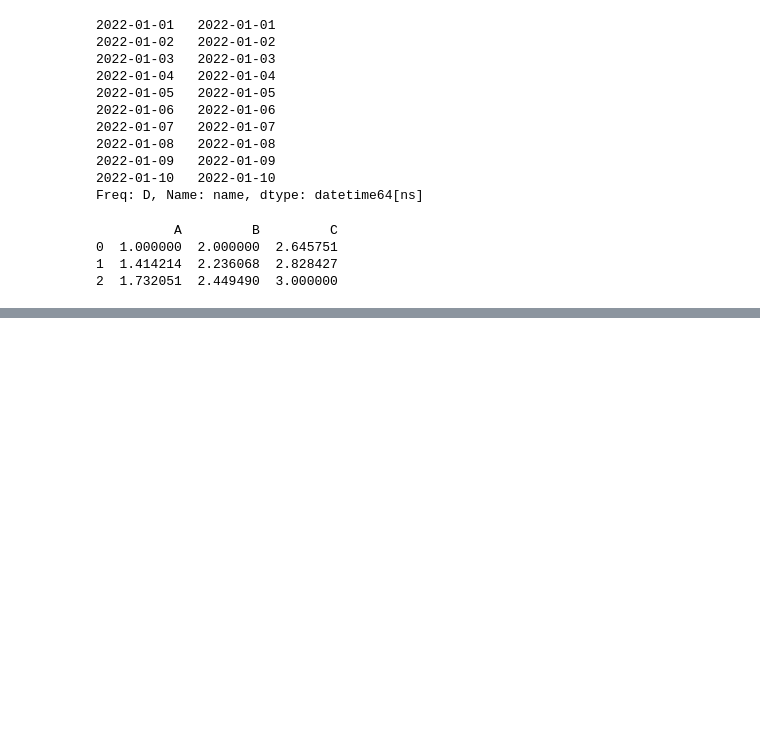
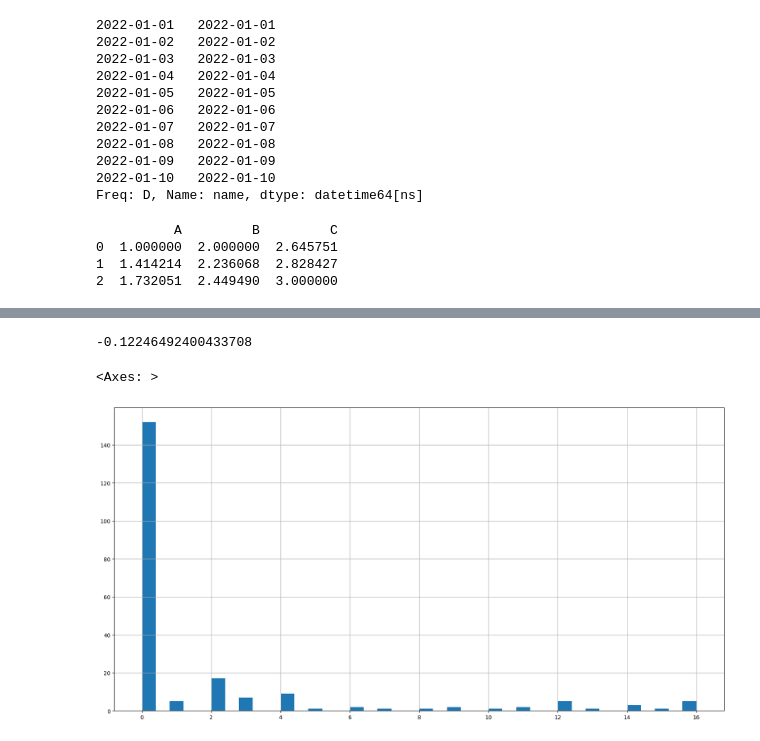
Before and after one commit to nosignal00/researchSpace, a Jupyter notebook: MultiAccountStrategy/backTestingWithChatGPT.ipynb, the cells around one changed output, grey strips where cells are left out. Drawn from its saved outputs; the diff is of its cells as text; code cells hidden in the pictures; blank space fills up the shorter version.

```diff
--- a/MultiAccountStrategy/backTestingWithChatGPT.ipynb
+++ b/MultiAccountStrategy/backTestingWithChatGPT.ipynb
@@ -444,0 +419,14 @@ a % (base_price * n_pct/100)
+# %%
+appendedDf = pd.DataFrame()
+rollingOrder = 0
+for window_df_temp in dfTQQQ.loc[:'2022-11-12'].rolling(window=40):
+    if window_df_temp.shape[0] == 40:
+        window_df = window_df_temp.copy()
+        window_df.loc[:,'cumSumMean'] =  window_df['High'].expanding().mean()
+        window_df.loc[:,'Diff'] = window_df['Low'] - window_df['cumSumMean']
+        window_df.loc[:,'yield'] = window_df.loc[:,'Diff'] / window_df['cumSumMean']
+        window_df.loc[:,'rollingOrder'] = rollingOrder
+        window_df.loc[:,'asset_balance'] = window_df['High'].sum()
+        window_df.loc[:,'over10Count'] = window_df['yield'][window_df['yield'] >= 0.1].count()
+        appendedDf = pd.concat([appendedDf,window_df])
+        rollingOrder = rollingOrder + 1
@@ -444,0 +450,10 @@ a % (base_price * n_pct/100)
+# %%
+appendedDf['yield'].mean()
+# %% [output]
+-0.12246492400433708
+# %%
+appendedDf.loc[:,['rollingOrder','over10Count']].drop_duplicates()\
+    .over10Count.hist(density = False,bins = 40, figsize = (20,10))
+# %% [output]
+<Axes: >
+[figure, added]
```
Also changed, not shown: parts of 23 cells of this notebook.
